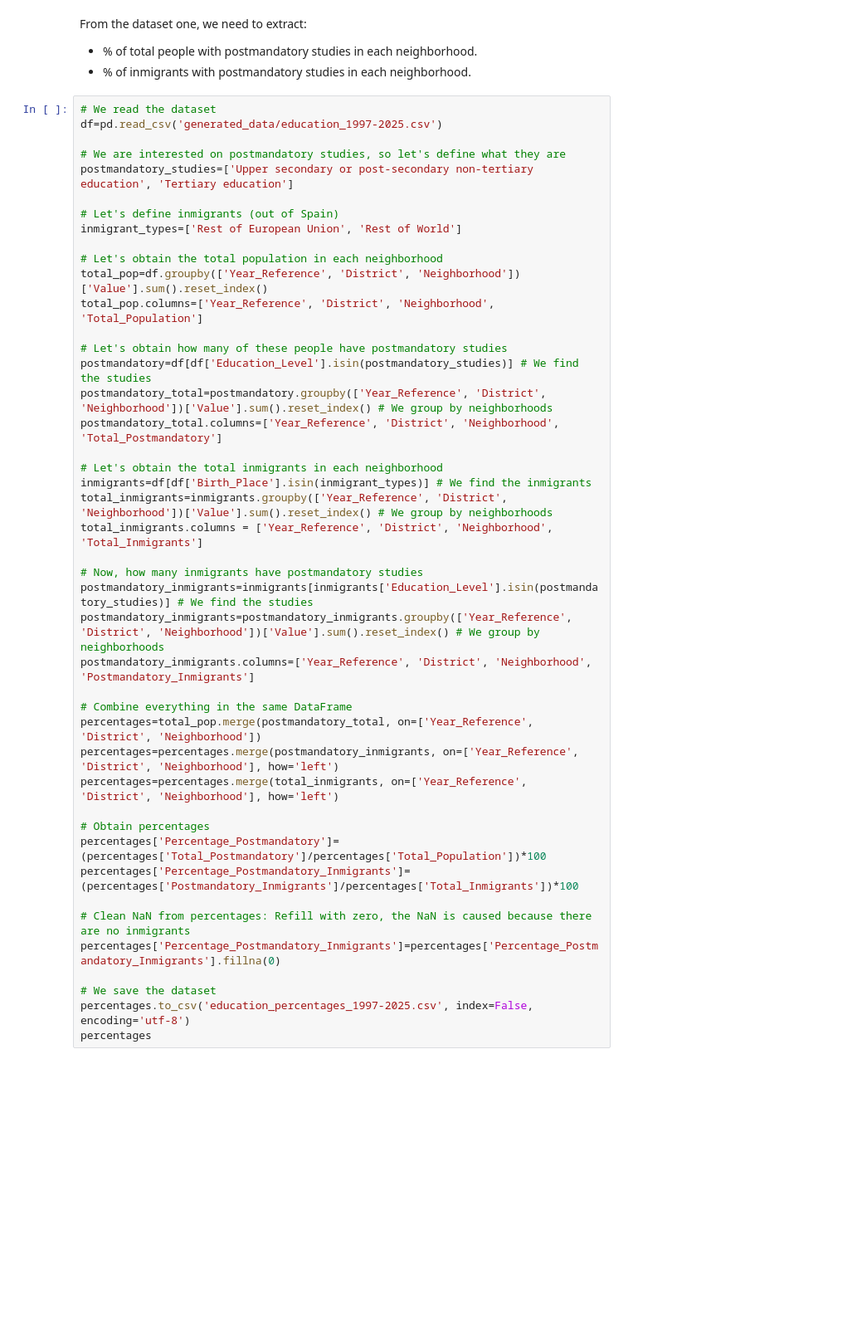
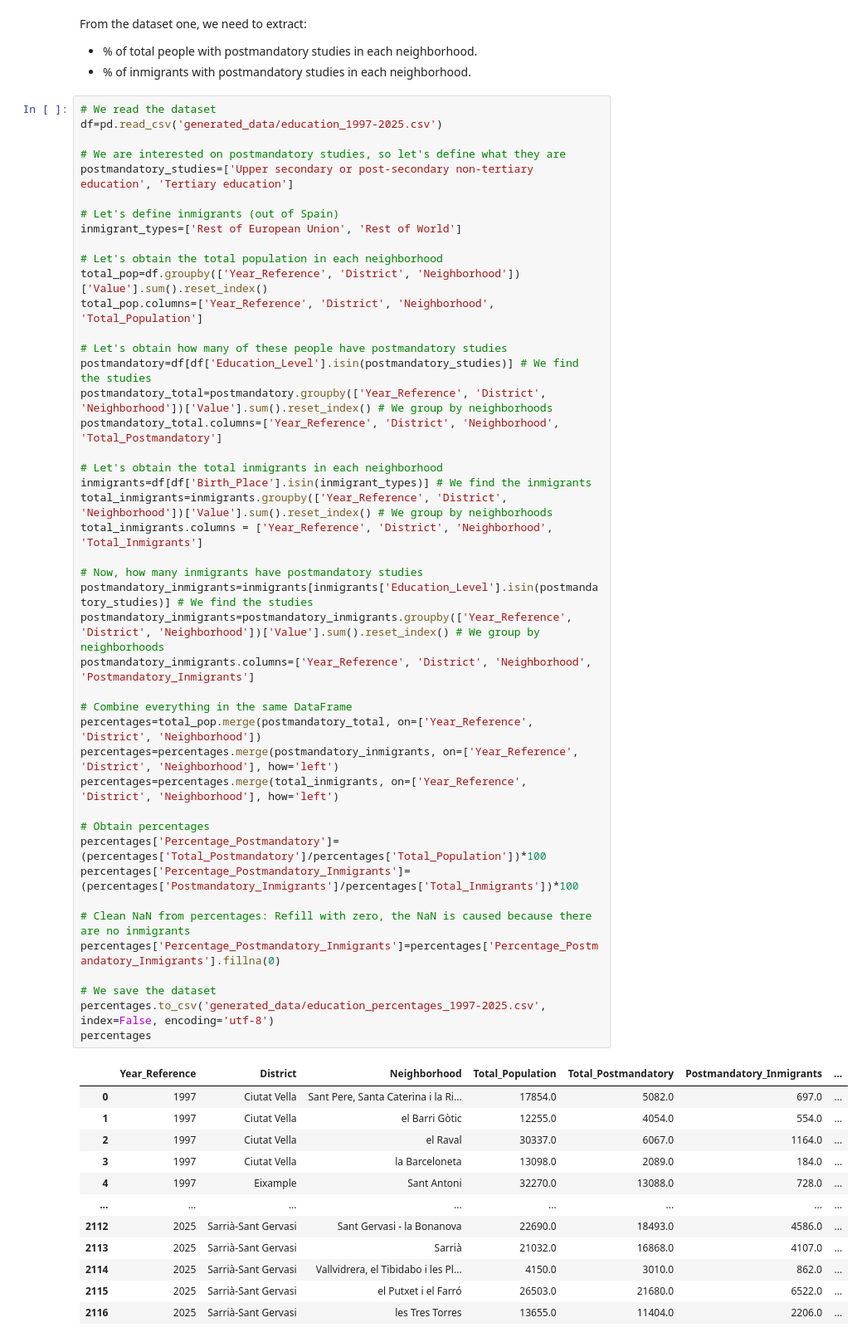
Before and after one commit to pablob2002/immigration-avdm, a Jupyter notebook: Sara/bubble_chart.ipynb, the cells around one changed output. Shown at 83% size. Drawn from its saved outputs; the diff is of its cells as text; blank space fills up the shorter version.

```diff
--- a/Sara/bubble_chart.ipynb
+++ b/Sara/bubble_chart.ipynb
@@ -33,31 +36,43 @@ total_pop.columns=['Year_Reference', 'District', 'Neighborhood', 'Total_Populati
 # Let's obtain how many of these people have postmandatory studies
 postmandatory=df[df['Education_Level'].isin(postmandatory_studies)] # We find the studies
 postmandatory_total=postmandatory.groupby(['Year_Reference', 'District', 'Neighborhood'])['Value'].sum().reset_index() # We group by neighborhoods
 postmandatory_total.columns=['Year_Reference', 'District', 'Neighborhood', 'Total_Postmandatory']
 
 # Let's obtain the total inmigrants in each neighborhood
 inmigrants=df[df['Birth_Place'].isin(inmigrant_types)] # We find the inmigrants
 total_inmigrants=inmigrants.groupby(['Year_Reference', 'District', 'Neighborhood'])['Value'].sum().reset_index() # We group by neighborhoods
 total_inmigrants.columns = ['Year_Reference', 'District', 'Neighborhood', 'Total_Inmigrants']
 
 # Now, how many inmigrants have postmandatory studies
 postmandatory_inmigrants=inmigrants[inmigrants['Education_Level'].isin(postmandatory_studies)] # We find the studies
 postmandatory_inmigrants=postmandatory_inmigrants.groupby(['Year_Reference', 'District', 'Neighborhood'])['Value'].sum().reset_index() # We group by neighborhoods
 postmandatory_inmigrants.columns=['Year_Reference', 'District', 'Neighborhood', 'Postmandatory_Inmigrants']
 
 # Combine everything in the same DataFrame
 percentages=total_pop.merge(postmandatory_total, on=['Year_Reference', 'District', 'Neighborhood'])
 percentages=percentages.merge(postmandatory_inmigrants, on=['Year_Reference', 'District', 'Neighborhood'], how='left')
 percentages=percentages.merge(total_inmigrants, on=['Year_Reference', 'District', 'Neighborhood'], how='left')
 
 # Obtain percentages
 percentages['Percentage_Postmandatory']=(percentages['Total_Postmandatory']/percentages['Total_Population'])*100
 percentages['Percentage_Postmandatory_Inmigrants']=(percentages['Postmandatory_Inmigrants']/percentages['Total_Inmigrants'])*100
 
 # Clean NaN from percentages: Refill with zero, the NaN is caused because there are no inmigrants
 percentages['Percentage_Postmandatory_Inmigrants']=percentages['Percentage_Postmandatory_Inmigrants'].fillna(0)
 
 # We save the dataset
-percentages.to_csv('education_percentages_1997-2025.csv', index=False, encoding='utf-8')
+percentages.to_csv('generated_data/education_percentages_1997-2025.csv', index=False, encoding='utf-8')
 percentages
 # %% [output]
+|  | Year_Reference | District | Neighborhood | Total_Population | Total_Postmandatory | Postmandatory_Inmigrants | ... |
+| 0 | 1997 | Ciutat Vella | Sant Pere, Santa Caterina i la Ri... | 17854.0 | 5082.0 | 697.0 | ... |
+| 1 | 1997 | Ciutat Vella | el Barri Gòtic | 12255.0 | 4054.0 | 554.0 | ... |
+| 2 | 1997 | Ciutat Vella | el Raval | 30337.0 | 6067.0 | 1164.0 | ... |
+| 3 | 1997 | Ciutat Vella | la Barceloneta | 13098.0 | 2089.0 | 184.0 | ... |
+| 4 | 1997 | Eixample | Sant Antoni | 32270.0 | 13088.0 | 728.0 | ... |
+| ... | ... | ... | ... | ... | ... | ... | ... |
+| 2112 | 2025 | Sarrià-Sant Gervasi | Sant Gervasi - la Bonanova | 22690.0 | 18493.0 | 4586.0 | ... |
+| 2113 | 2025 | Sarrià-Sant Gervasi | Sarrià | 21032.0 | 16868.0 | 4107.0 | ... |
+| 2114 | 2025 | Sarrià-Sant Gervasi | Vallvidrera, el Tibidabo i les Pl... | 4150.0 | 3010.0 | 862.0 | ... |
+| 2115 | 2025 | Sarrià-Sant Gervasi | el Putxet i el Farró | 26503.0 | 21680.0 | 6522.0 | ... |
+| 2116 | 2025 | Sarrià-Sant Gervasi | les Tres Torres | 13655.0 | 11404.0 | 2206.0 | ... |
```
Also changed, not shown: parts of 7 cells of this notebook.
